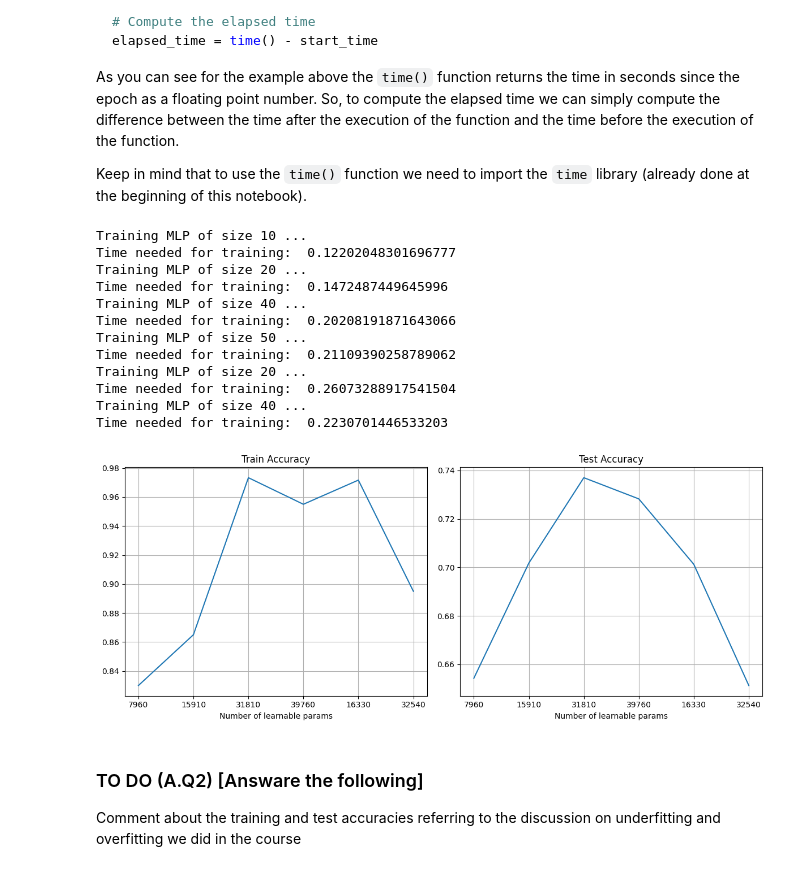
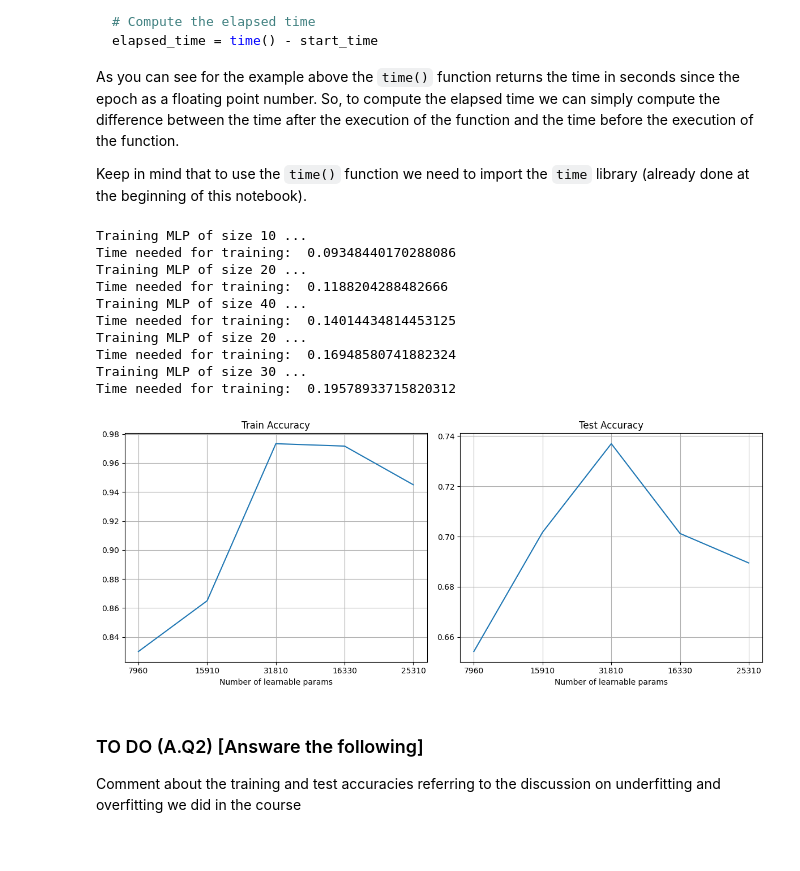
Before and after one commit to r15i/lab-machine-learning, a Jupyter notebook: lab4(consegna)/risi_emilio_lab4.ipynb, the cells around one changed output. Drawn from its saved outputs; the diff is of its cells as text; code cells hidden in the pictures.

```diff
--- a/lab4(consegna)/risi_emilio_lab4.ipynb
+++ b/lab4(consegna)/risi_emilio_lab4.ipynb
@@ -335,53 +337,48 @@ Keep in mind that to use the `time()` function we need to import the `time` libr
 # Define the list of hidden layer sizes to try out (feel free to change)
 # Define also the labels for the plot
 hl_sizes = [(10,), (20,), (40,), (20,20,), (30,30,20)] #dimensioni degli hidden layers
-hl_sizes = [(10,), (20,), (40,), (50,), (20,20,), (40,20,10)]
-
 hl_labels = [param_count(t, x_train, labels) for t in hl_sizes]
 
 # Train the MLPs with the different hidden layers sizes and get the accuracies
+s_time = time()  # start time
 train_acc_list, test_acc_list = [], []  # lists for saving accuracies (train and test)
 training_time = []
-
-
 
 for hl_size in hl_sizes:
     #maybe to modify
     print(f"Training MLP of size {hl_size[0]} ...")
     # Define the MLP object
     mlp = MLPClassifier(hidden_layer_sizes=hl_size, max_iter=200, solver='sgd', alpha=1e-4, tol=1e-4, learning_rate_init = 0.1, random_state=ID,early_stopping=True)
 
 
     s_time = time()
     # Train the MLP
     mlp.fit(x_train, y_train)
 
     training_time.append(time() - s_time)
 
     # Save the accuracies in the correct lists
     train_acc_list.append(mlp.score(x_train, y_train))
     test_acc_list.append(mlp.score(x_test, y_test))
 
     # Print the time needed for training
     print("Time needed for training: ", training_time[-1])
 
 # Plot the train and test and train accuracies
 # Suggestions: use the plot_accuracies function
 plot_accuracies([train_acc_list, test_acc_list], [hl_labels, hl_labels], titles=['Train Accuracy','Test Accuracy'])
 # %% [output]
 Training MLP of size 10 ...
-Time needed for training:  0.12202048301696777
+Time needed for training:  0.09348440170288086
 Training MLP of size 20 ...
-Time needed for training:  0.1472487449645996
+Time needed for training:  0.1188204288482666
 Training MLP of size 40 ...
-Time needed for training:  0.20208191871643066
-Training MLP of size 50 ...
-Time needed for training:  0.21109390258789062
+Time needed for training:  0.14014434814453125
 Training MLP of size 20 ...
-Time needed for training:  0.26073288917541504
-Training MLP of size 40 ...
-Time needed for training:  0.2230701446533203
+Time needed for training:  0.16948580741882324
+Training MLP of size 30 ...
+Time needed for training:  0.19578933715820312
-[figure, old version]
+[figure, new version]
 # %% [markdown]
 ### TO DO (A.Q2) [Answare the following]
 
```
Also changed, not shown: parts of 7 cells of this notebook, 1 other file.
